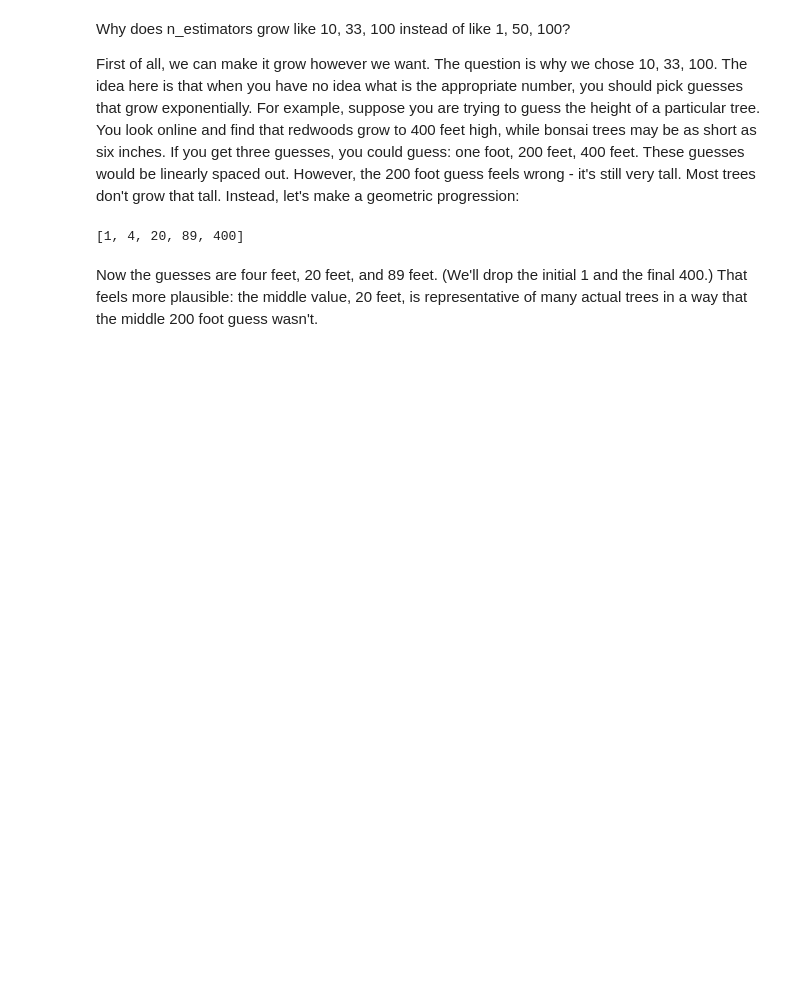
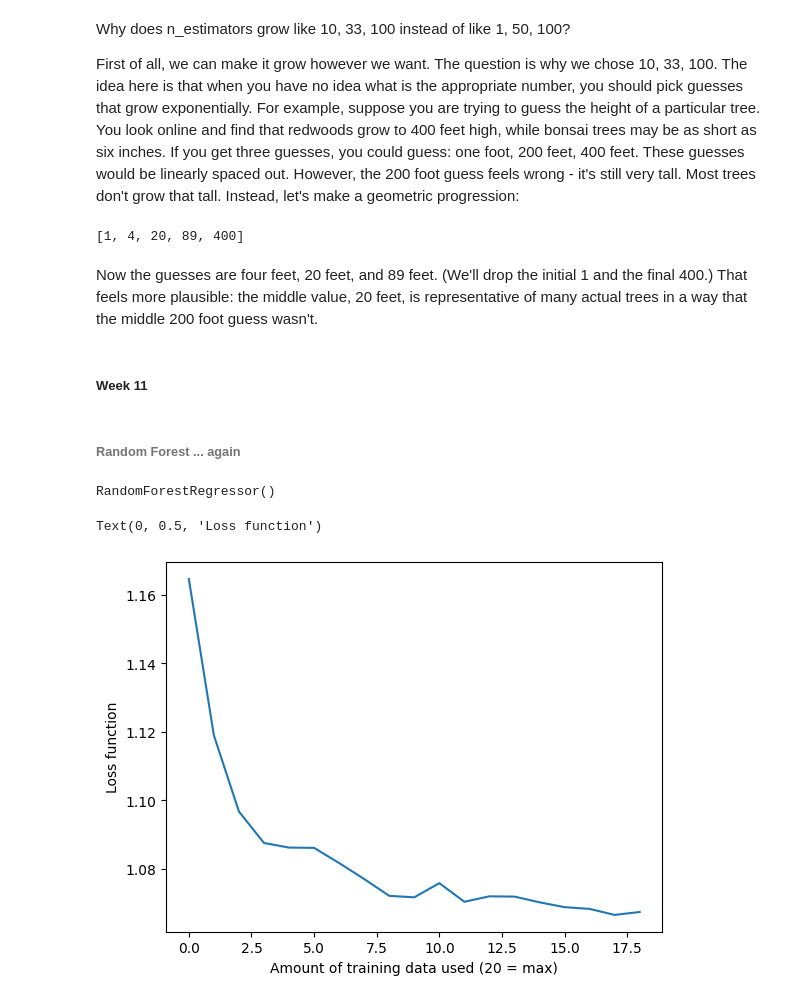
Before and after one commit to andre-bu-gitdev/O2_AI_for_Leaders_dx699, a Jupyter notebook: Milestone_4/Milestone4.ipynb, the cells around one changed output. Drawn from its saved outputs; the diff is of its cells as text; code cells hidden in the pictures; blank space fills up the shorter version.

```diff
--- a/Milestone_4/Milestone4.ipynb
+++ b/Milestone_4/Milestone4.ipynb
@@ -490,3 +490,37 @@ list(map(round, [400**0, 400**0.25, 400**0.5, 400**0.75, 400*1]))
 [1, 4, 20, 89, 400]
 # %% [markdown]
 Now the guesses are four feet, 20 feet, and 89 feet.  (We'll drop the initial 1 and the final 400.) That feels more plausible: the middle value, 20 feet, is representative of many actual trees in a way that the middle 200 foot guess wasn't.
+# %% [markdown]
+##### Week 11
+# %% [markdown]
+###### Random Forest ... again
+# %%
+np.random.seed(0)
+num_points = 10000
+feature_1a = np.random.random(size = num_points) * 3
+feature_2a = np.random.random(size = num_points) * 3
+feature_3a = np.random.random(size = num_points) * 3
+train_target = (feature_1a - 2 * feature_2a) * feature_3a + np.random.normal(size = num_points)
+feature_1b = np.random.random(size = num_points) * 3
+feature_2b = np.random.random(size = num_points) * 3
+feature_3b = np.random.random(size = num_points) * 3
+test_target = (feature_1b - 2 * feature_2b) * feature_3b + np.random.normal(size = num_points)
+train_df = pd.DataFrame({"f1": feature_1a, "f2": feature_2a, "f3": feature_3a})
+test_df = pd.DataFrame({"f1": feature_1b, "f2": feature_2b, "f3": feature_3b})
+rf = RandomForestRegressor()
+rf.fit(train_df.values, train_target)
+# %% [output]
+RandomForestRegressor()
+# %%
+rmse_lst = list()
+rf = RandomForestRegressor()
+for x in range(round(num_points / 20), num_points, round(num_points / 20)):
+    rf.fit(train_df.values[0:x,:], train_target[0:x])
+    rmse_lst.append(root_mean_squared_error(rf.predict(test_df.values), test_target))
+# %%
+plt.plot(rmse_lst)
+plt.xlabel("Amount of training data used (20 = max)")
+plt.ylabel("Loss function")
+# %% [output]
+Text(0, 0.5, 'Loss function')
+[figure, added]
```
Also changed, not shown: parts of 5 cells of this notebook.
